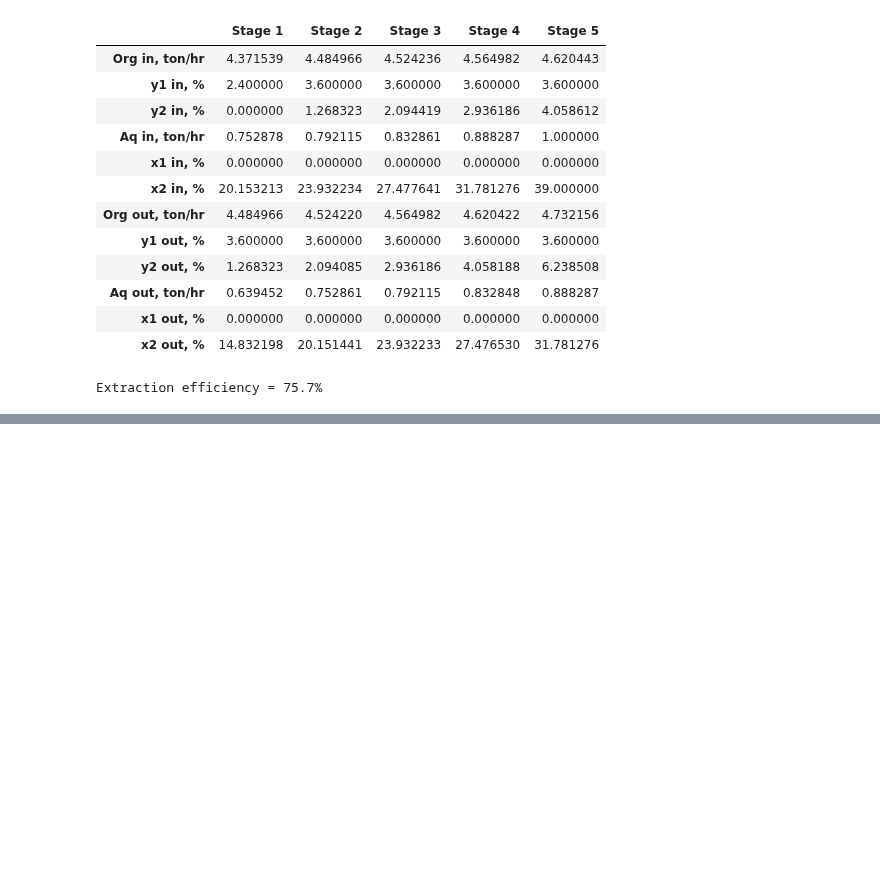
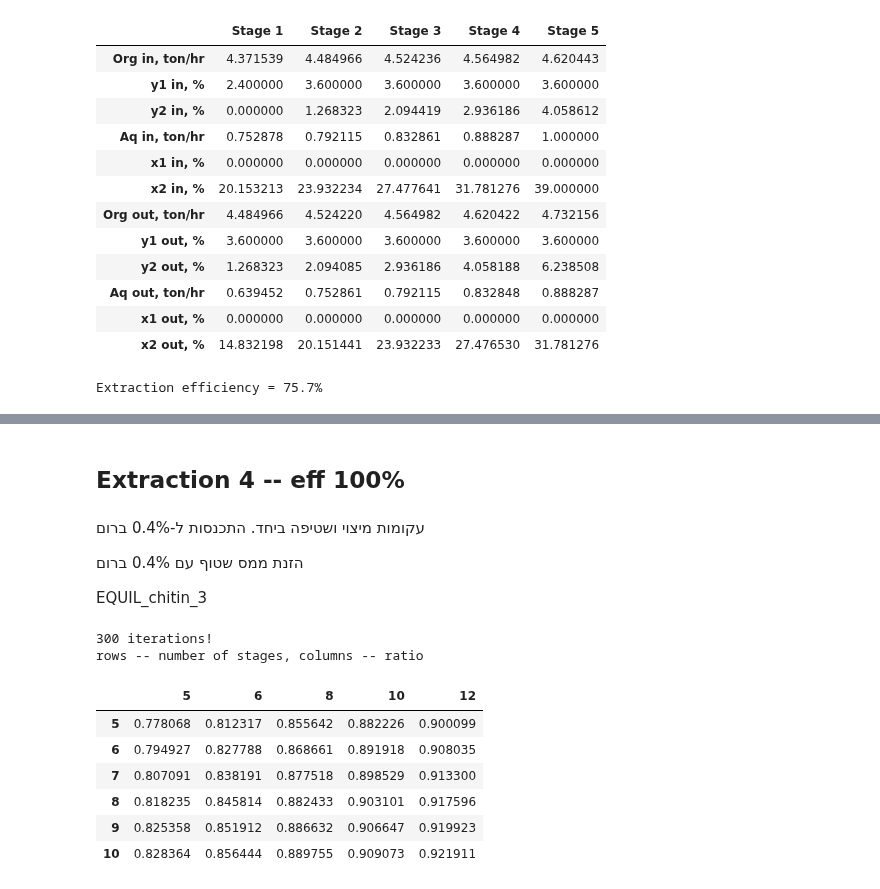
Before and after one commit to vladgap/LLC, a Jupyter notebook: Chitin_LLC_simulation_2.ipynb, the cells around one changed output, grey strips where cells are left out. Cells and saved outputs as stored; diff of their text form; code cells hidden in the pictures; blank space fills up the shorter version.

```diff
--- a/Chitin_LLC_simulation_2.ipynb
+++ b/Chitin_LLC_simulation_2.ipynb
@@ -224,7 +256,7 @@ eff_table=[]
 for stage in stages:
   for ratio in ratios:
     bat=LLC.Battery(stages_num=stage, Oin=ratio, Ain=1, yin=[2.4,0], xin=[0,39], eff=1, max_iter=300, EQUIL= EQUIL_chitin_1)
-    eff=bat.Oout*bat.yout[1]/(bat.Ain*bat.xin[1])
+    eff=(bat.Oout*bat.yout[1]-bat.Oin*bat.yin[1])/(bat.Ain*bat.xin[1])
     row.append(eff)
   eff_table.append(row)
   row=[]
@@ -303,7 +321,7 @@ eff_table=[]
 for stage in stages:
   for ratio in ratios:
     bat=LLC.Battery(stages_num=stage, Oin=ratio, Ain=1, yin=[2.4,0], xin=[0,39], eff=1, max_iter=300, EQUIL= EQUIL_chitin_2)
-    eff=bat.Oout*bat.yout[1]/(bat.Ain*bat.xin[1])
+    eff=(bat.Oout*bat.yout[1]-bat.Oin*bat.yin[1])/(bat.Ain*bat.xin[1])
     row.append(eff)
   eff_table.append(row)
   row=[]
@@ -362,3 +380,39 @@ fig3_1.update_yaxes(title_text="y, %")#, range=[0,10])
 fig3_1.show()
 # %% [output]
 [interactive output not drawn]
+# %% [markdown]
+## Extraction 4 -- eff 100%
+# %% [markdown]
+עקומות מיצוי ושטיפה ביחד. התכנסות ל-0.4% ברום
+
+הזנת ממס שטוף עם 0.4% ברום
+
+EQUIL_chitin_3
+# %%
+stages=[5,6,7,8,9,10]
+ratios=[5,6,8,10,12]
+
+row=[]
+table=[]
+for stage in stages:
+  for ratio in ratios:
+    bat=LLC.Battery(stages_num=stage, Oin=ratio, Ain=1, yin=[2.4,0.4], xin=[0,39], eff=1, max_iter=300, EQUIL= EQUIL_chitin_3)#, convergence=1E-6)
+    eff=(bat.Oout*bat.yout[1]-bat.Oin*bat.yin[1])/(bat.Ain*bat.xin[1])
+    runs=bat.runs
+    row.append([eff,runs])
+  table.append(row)
+  row=[]
+table=np.array(table)
+eff_table=pd.DataFrame(table[:,:,0], columns=ratios, index=stages)
+print ('rows -- number of stages, columns -- ratio')
+eff_table
+# %% [output]
+300 iterations!
+rows -- number of stages, columns -- ratio
+|  | 5 | 6 | 8 | 10 | 12 |
+| 5 | 0.778068 | 0.812317 | 0.855642 | 0.882226 | 0.900099 |
+| 6 | 0.794927 | 0.827788 | 0.868661 | 0.891918 | 0.908035 |
+| 7 | 0.807091 | 0.838191 | 0.877518 | 0.898529 | 0.913300 |
+| 8 | 0.818235 | 0.845814 | 0.882433 | 0.903101 | 0.917596 |
+| 9 | 0.825358 | 0.851912 | 0.886632 | 0.906647 | 0.919923 |
+| 10 | 0.828364 | 0.856444 | 0.889755 | 0.909073 | 0.921911 |
```
Also changed, not shown: parts of 10 cells of this notebook.
